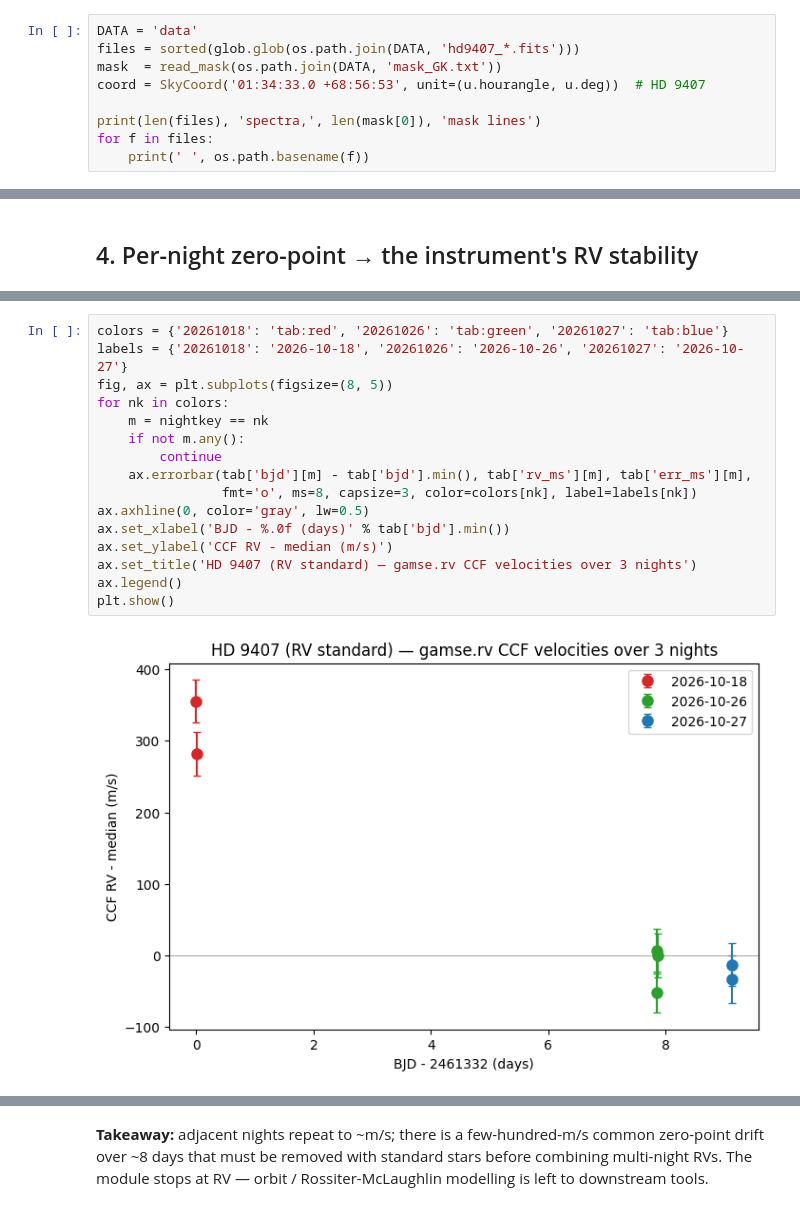
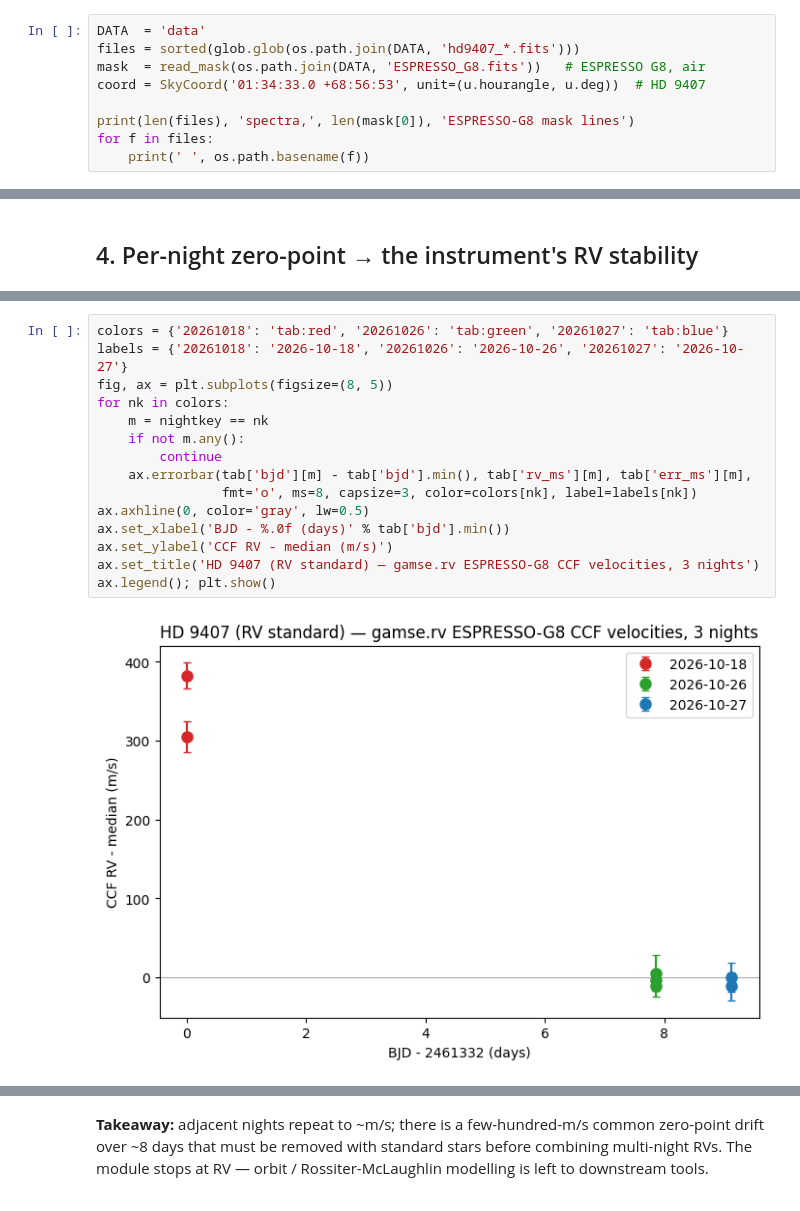
Before and after one commit to wangxianyu7/gamse, a Jupyter notebook: tutorial/end2end_ccf_rv.ipynb, the cells around one changed output, grey strips where cells are left out. Drawn from its saved outputs; the diff is of its cells as text.

```diff
--- a/tutorial/end2end_ccf_rv.ipynb
+++ b/tutorial/end2end_ccf_rv.ipynb
@@ -37,10 +41,10 @@ with the 6270–6359 Å O₂ telluric band removed.
 # %%
-DATA = 'data'
+DATA  = 'data'
 files = sorted(glob.glob(os.path.join(DATA, 'hd9407_*.fits')))
-mask  = read_mask(os.path.join(DATA, 'mask_GK.txt'))
+mask  = read_mask(os.path.join(DATA, 'ESPRESSO_G8.fits'))   # ESPRESSO G8, air
 coord = SkyCoord('01:34:33.0 +68:56:53', unit=(u.hourangle, u.deg))  # HD 9407
 
-print(len(files), 'spectra,', len(mask[0]), 'mask lines')
+print(len(files), 'spectra,', len(mask[0]), 'ESPRESSO-G8 mask lines')
 for f in files:
     print(' ', os.path.basename(f))
 # %% [output]
@@ -153,18 +143,17 @@ print('  ~8-day drift   10-18 vs 10-27 : %+.0f m/s  (tie with standard stars)'
 # %%
 colors = {'20261018': 'tab:red', '20261026': 'tab:green', '20261027': 'tab:blue'}
 labels = {'20261018': '2026-10-18', '20261026': '2026-10-26', '20261027': '2026-10-27'}
 fig, ax = plt.subplots(figsize=(8, 5))
 for nk in colors:
     m = nightkey == nk
     if not m.any():
         continue
     ax.errorbar(tab['bjd'][m] - tab['bjd'].min(), tab['rv_ms'][m], tab['err_ms'][m],
                 fmt='o', ms=8, capsize=3, color=colors[nk], label=labels[nk])
 ax.axhline(0, color='gray', lw=0.5)
 ax.set_xlabel('BJD - %.0f (days)' % tab['bjd'].min())
 ax.set_ylabel('CCF RV - median (m/s)')
-ax.set_title('HD 9407 (RV standard) — gamse.rv CCF velocities over 3 nights')
-ax.legend()
-plt.show()
+ax.set_title('HD 9407 (RV standard) — gamse.rv ESPRESSO-G8 CCF velocities, 3 nights')
+ax.legend(); plt.show()
 # %% [output]
-[figure, old version]
+[figure, new version]
```
Also changed, not shown: parts of 11 cells of this notebook, 9 other files.
